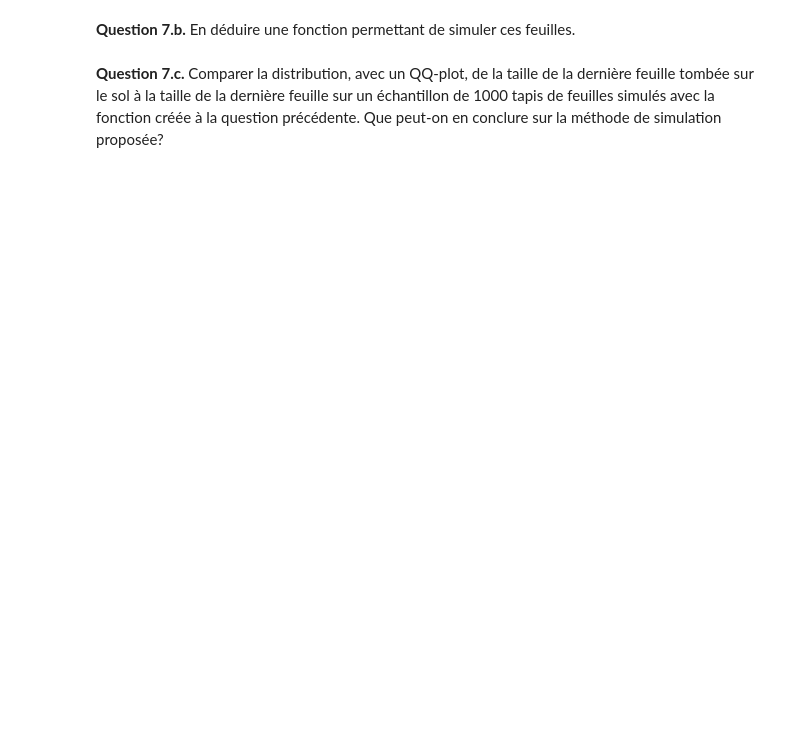
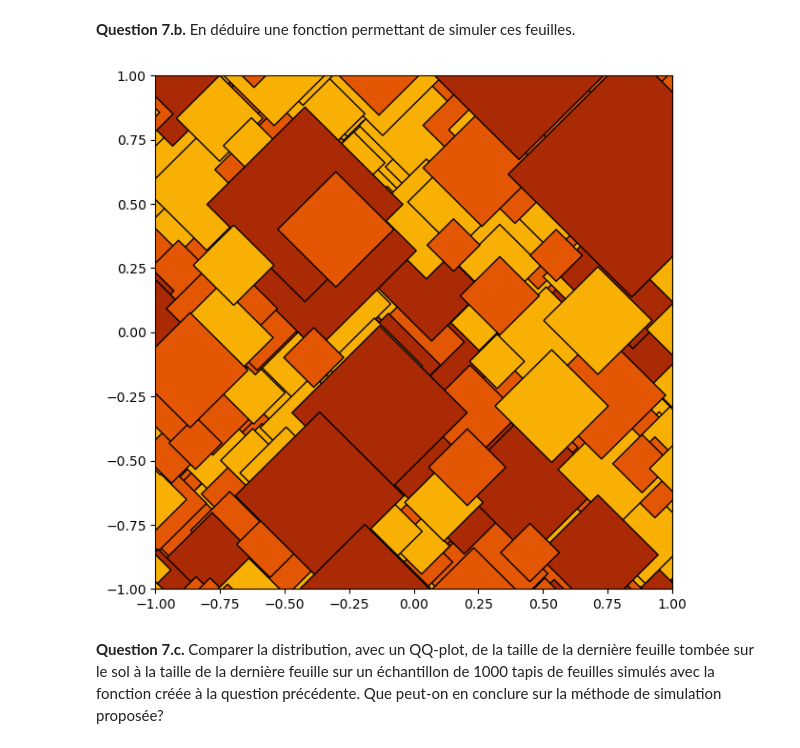
Before and after one commit to comemazelier/projet_proba, a Jupyter notebook: PN_Probas_24-25_VF-2.ipynb, the cells around one changed output. Saved outputs shown, nothing was run; the diff lists cells and outputs as text; code cells hidden in the pictures; blank space fills up the shorter version.

```diff
--- a/PN_Probas_24-25_VF-2.ipynb
+++ b/PN_Probas_24-25_VF-2.ipynb
@@ -797,6 +873,35 @@ Montrer qu'en associant la feuille $F_i$ au temps $T_{-i}$, les feuilles $(F_i)_
 # %% [markdown]
 **Question 7.b.** En déduire une fonction permettant de simuler ces feuilles.
+# %%
+def simFeuillesDessous(theta,p,a,b,Dext) :
+    feuilles = []
+    temps = [0]
+    points_restants = np.full(Ddiscr.shape[0],True,dtype=bool)
+
+    while np.any(points_restants == np.full(Ddiscr.shape[0], True, dtype=bool)):
+
+      delta_t = - np.log(np.random.uniform())/theta
+      temps.append( temps[-1] + delta_t )
+
+      x,y = simPosition(Dext)
+      couleur = simCouleur(p)
+      taille = simTaille(couleur,a,b)
+      feuilles.append([x,y,taille,couleur])
+
+
+      points_restants[points_restants] = ~point_dans_feuille(Ddiscr[points_restants],feuilles[-1]) #on actualise les points restants qui n'ont pas déjà été traités
+
+    feuilles = np.array(feuilles)
+    M = len(temps) - 1 # car temps[0]=0 n'est pas l'instant auquel tombe une feuille
+    T = np.array([-temps[k+1] for k in range(M)])
+
+    feuilles = np.concatenate((T.reshape((M,1)), feuilles), axis=1)
+    return feuilles
 # %%
-def simFeuillesDessous(theta,p,a,b,Dext):
+## Simulation du tapis de feuilles
+Sim = simFeuillesDessous(theta,p,a,b,Dext)
 
-  ## COMPLETER ###
+## Plot
+plotSim(Sim,fromAbove=False)
+# %% [output]
+[figure, added]
```
Also changed, not shown: parts of 40 cells of this notebook.
